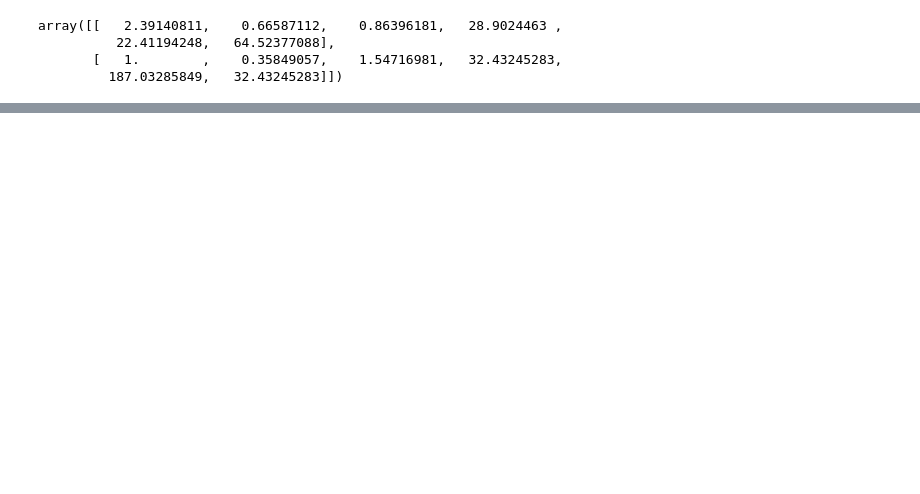
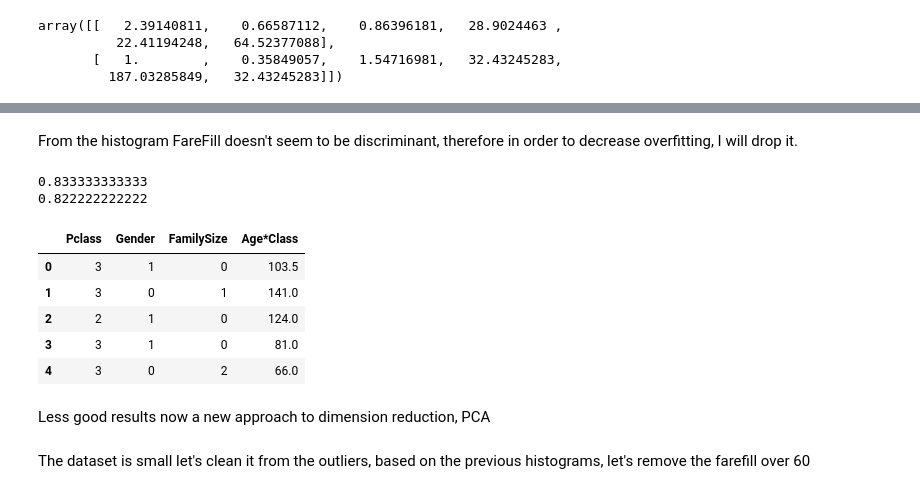
Before and after one commit to MehdiAB161/ML0, a Jupyter notebook: exploration.ipynb, the cells around one changed output, grey strips where cells are left out. Drawn from its saved outputs; the diff is of its cells as text; code cells hidden in the pictures; blank space fills up the shorter version.

```diff
--- a/exploration.ipynb
+++ b/exploration.ipynb
@@ -367,0 +492,22 @@ array([[   2.39140811,    0.66587112,    0.86396181,   28.9024463 ,
+# %%
+from sklearn.metrics import accuracy_score
+
+from sklearn.model_selection import train_test_split
+
+
+
+def prediction_accuracy(dataframe, dataframe_test):
+    train_data = dataframe.values
+    test_data = dataframe_test.values
+    X_train = train_data[0::, 1::]
+    X_test = test_data[0::, 0::]
+    Y = train_data[0::, 0]
+
+    X_train_0, X_val, Y_train_0, Y_val = train_test_split(X_train, Y, test_size=0.1, random_state=40)
+    clf = linear_model.LogisticRegression(C=1)
+    clf = clf.fit(X_train_0, Y_train_0)
+    pred_val = clf.predict(X_val)
+    return accuracy_score(y_pred=pred_val, y_true=Y_val)
+
+print(prediction_accuracy(df_2, df_test_2))
+print(prediction_accuracy(df, df_test))
@@ -367,0 +564,24 @@ array([[   2.39140811,    0.66587112,    0.86396181,   28.9024463 ,
+# %% [markdown]
+From the histogram FareFill doesn't seem to be discriminant, therefore in order to decrease overfitting, I will drop it.
+# %%
+df_4 = df_3.copy()
+df_test_4 = df_test_3.copy()
+
+df_4 = df_4.drop(['FareFill'], axis=1)
+df_test_4 = df_test_4.drop(['FareFill'], axis=1)
+
+print(prediction_accuracy(df_3, df_test_3))
+print(prediction_accuracy(df_4, df_test_4))
+
+df_test_4.head()
+# %% [output]
+0.833333333333
+0.822222222222
+|  | Pclass | Gender | FamilySize | Age*Class |
+| 0 | 3 | 1 | 0 | 103.5 |
+| 1 | 3 | 0 | 1 | 141.0 |
+| 2 | 2 | 1 | 0 | 124.0 |
+| 3 | 3 | 1 | 0 | 81.0 |
+| 4 | 3 | 0 | 2 | 66.0 |
+# %% [markdown]
+Less good results now a new approach to dimension reduction, PCA
@@ -367,0 +606,2 @@ array([[   2.39140811,    0.66587112,    0.86396181,   28.9024463 ,
+# %% [markdown]
+The dataset is small let's clean it from the outliers, based on the previous histograms, let's remove the farefill over 60
```
Also changed, not shown: parts of 43 cells of this notebook.
